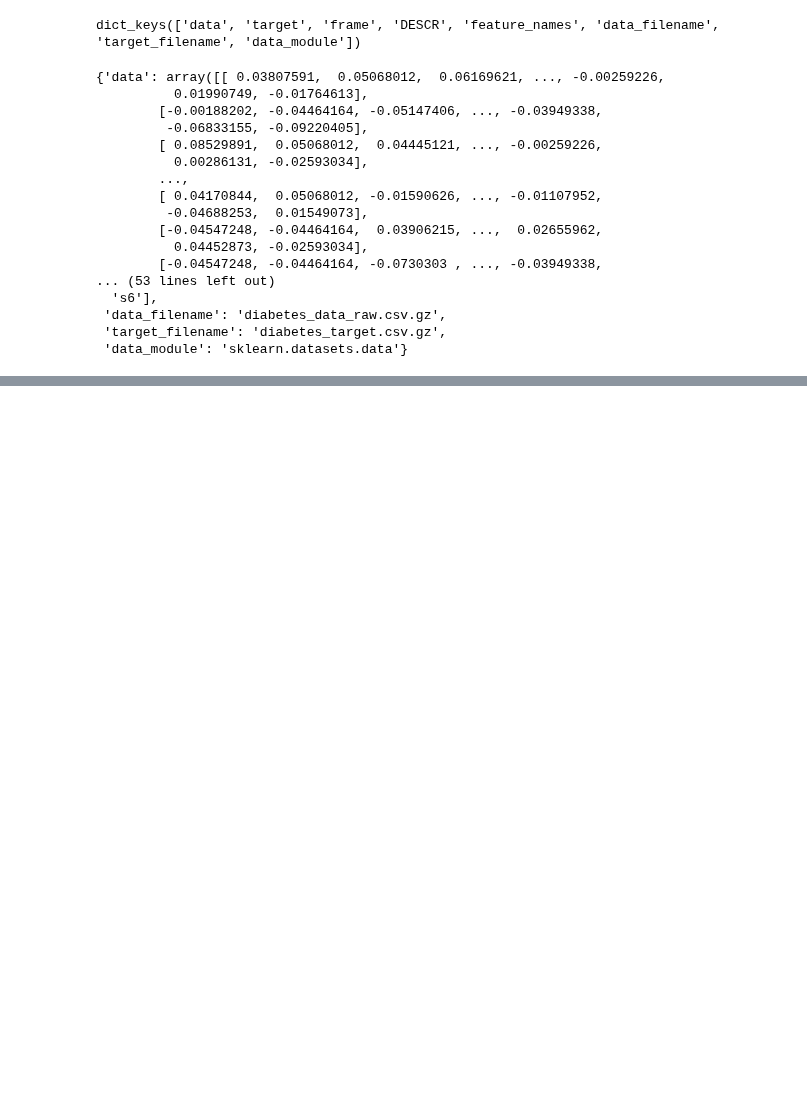
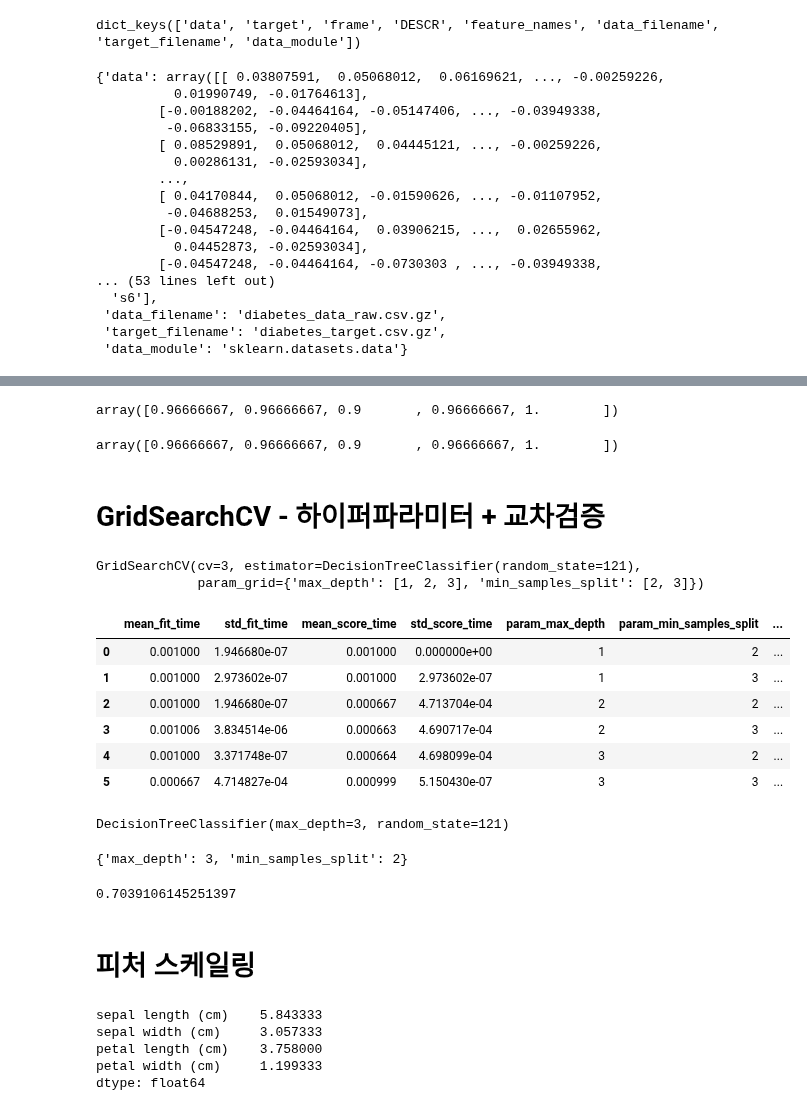
Before and after one commit to Telkem/hipython_rep, a Jupyter notebook: 31_사이킷런탐색.ipynb, the cells around one changed output, grey strips where cells are left out. Saved outputs shown, nothing was run; the diff lists cells and outputs as text; code cells hidden in the pictures; blank space fills up the shorter version.

```diff
--- a/31_사이킷런탐색.ipynb
+++ b/31_사이킷런탐색.ipynb
@@ -37,0 +51,5 @@ df.head()
+# %%
+from sklearn.datasets import load_iris
+load_iris = load_iris()
+iris_data = load_iris.data
+iris_data #X
@@ -37,0 +82,3 @@ df.head()
+# %%
+iris_label = load_iris.target #y
+iris_label
@@ -37,0 +383,60 @@ df.head()
+# %%
+skf = StratifiedKFold(n_splits=5)
+cross_val_score(model,X,y,cv=skf, scoring='accuracy')
+# %% [output]
+array([0.96666667, 0.96666667, 0.9       , 0.96666667, 1.        ])
+# %%
+results = cross_validate(model, X,y, cv=skf, scoring='accuracy')
+results['test_score']
+# %% [output]
+array([0.96666667, 0.96666667, 0.9       , 0.96666667, 1.        ])
+# %% [markdown]
+# GridSearchCV - 하이퍼파라미터 + 교차검증
+# %%
+X_train, X_test, y_train, y_test = train_test_split(iris_data, iris_label, test_size=0.2, random_state=121)
+# %%
+from sklearn.model_selection import GridSearchCV
+dt_clt2 = DecisionTreeClassifier(random_state=121)
+params = {'max_depth' : [1,2,3], 'min_samples_split' : [2,3]}
+grid_dtree = GridSearchCV(dt_clt2, param_grid=params, cv=3, refit=True)
+grid_dtree.fit(X_train, y_train)
+# %% [output]
+GridSearchCV(cv=3, estimator=DecisionTreeClassifier(random_state=121),
+             param_grid={'max_depth': [1, 2, 3], 'min_samples_split': [2, 3]})
+# %%
+pd.DataFrame(grid_dtree.cv_results_)
+# %% [output]
+|  | mean_fit_time | std_fit_time | mean_score_time | std_score_time | param_max_depth | param_min_samples_split | ... |
+| 0 | 0.001000 | 1.946680e-07 | 0.001000 | 0.000000e+00 | 1 | 2 | ... |
+| 1 | 0.001000 | 2.973602e-07 | 0.001000 | 2.973602e-07 | 1 | 3 | ... |
+| 2 | 0.001000 | 1.946680e-07 | 0.000667 | 4.713704e-04 | 2 | 2 | ... |
+| 3 | 0.001006 | 3.834514e-06 | 0.000663 | 4.690717e-04 | 2 | 3 | ... |
+| 4 | 0.001000 | 3.371748e-07 | 0.000664 | 4.698099e-04 | 3 | 2 | ... |
+| 5 | 0.000667 | 4.714827e-04 | 0.000999 | 5.150430e-07 | 3 | 3 | ... |
+# %%
+grid_dtree.best_estimator_
+# %% [output]
+DecisionTreeClassifier(max_depth=3, random_state=121)
+# %%
+grid_dtree.best_params_
+# %% [output]
+{'max_depth': 3, 'min_samples_split': 2}
+# %%
+b_model = grid_dtree.best_estimator_
+pred = b_model.predict(X_test)
+accuracy_score(y_test, pred)
+# %% [output]
+0.7039106145251397
+# %% [markdown]
+# 피처 스케일링
+# %%
+from sklearn.datasets import load_iris
+iris = load_iris()
+iris_df = pd.DataFrame(data=iris.data, columns=iris.feature_names)
+iris_df.mean()
+# %% [output]
+sepal length (cm)    5.843333
+sepal width (cm)     3.057333
+petal length (cm)    3.758000
+petal width (cm)     1.199333
+dtype: float64
```
Also changed, not shown: parts of 52 cells of this notebook, 1 other file.
